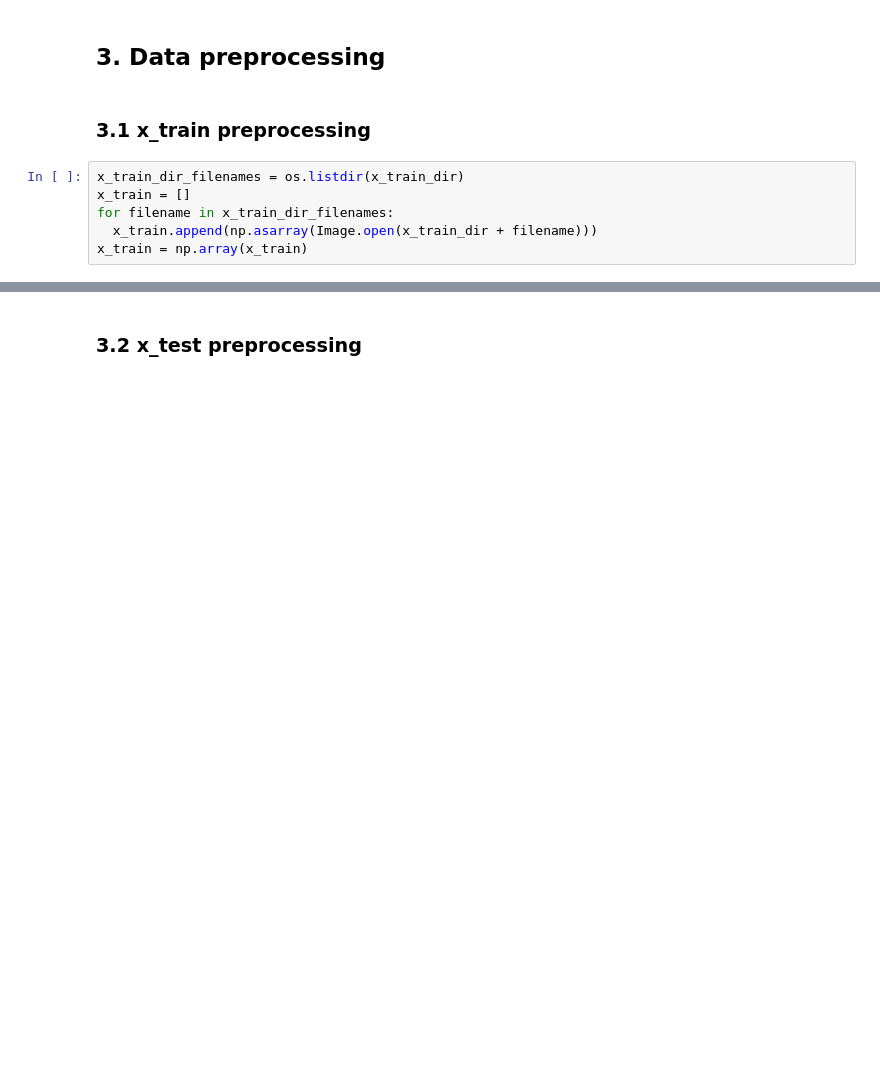
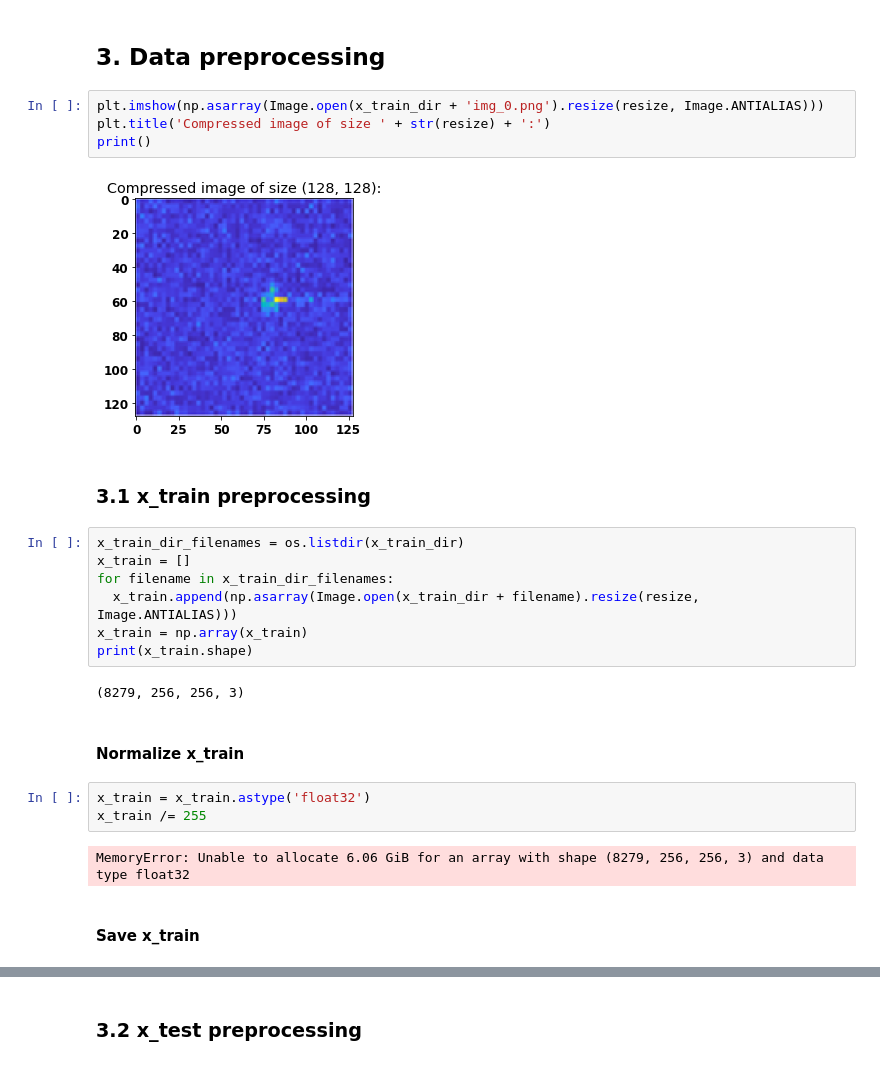
Before and after one commit to KassenBoyaubay/MPA-MLF-Exercises, a Jupyter notebook: Finalproject/Finalproject.ipynb, the cells around one changed output, grey strips where cells are left out. Saved outputs shown, nothing was run; the diff lists cells and outputs as text; blank space fills up the shorter version.

```diff
--- a/Finalproject/Finalproject.ipynb
+++ b/Finalproject/Finalproject.ipynb
@@ -84,11 +85,29 @@ y_train unique values: [1 3 2]
 labels: 3
 # %% [markdown]
 ## 3. Data preprocessing
+# %%
+plt.imshow(np.asarray(Image.open(x_train_dir + 'img_0.png').resize(resize, Image.ANTIALIAS)))
+plt.title('Compressed image of size ' + str(resize) + ':')
+print()
+# %% [output]
+[figure, added]
 # %% [markdown]
 ### 3.1 x_train preprocessing
 # %%
 x_train_dir_filenames = os.listdir(x_train_dir)
 x_train = []
 for filename in x_train_dir_filenames:
-  x_train.append(np.asarray(Image.open(x_train_dir + filename)))
+  x_train.append(np.asarray(Image.open(x_train_dir + filename).resize(resize, Image.ANTIALIAS)))
 x_train = np.array(x_train)
+print(x_train.shape)
+# %% [output]
+(8279, 256, 256, 3)
+# %% [markdown]
+#### Normalize x_train
+# %%
+x_train = x_train.astype('float32')
+x_train /= 255
+# %% [output]
+MemoryError: Unable to allocate 6.06 GiB for an array with shape (8279, 256, 256, 3) and data type float32
+# %% [markdown]
+#### Save x_train
```
Also changed, not shown: parts of 21 cells of this notebook.
